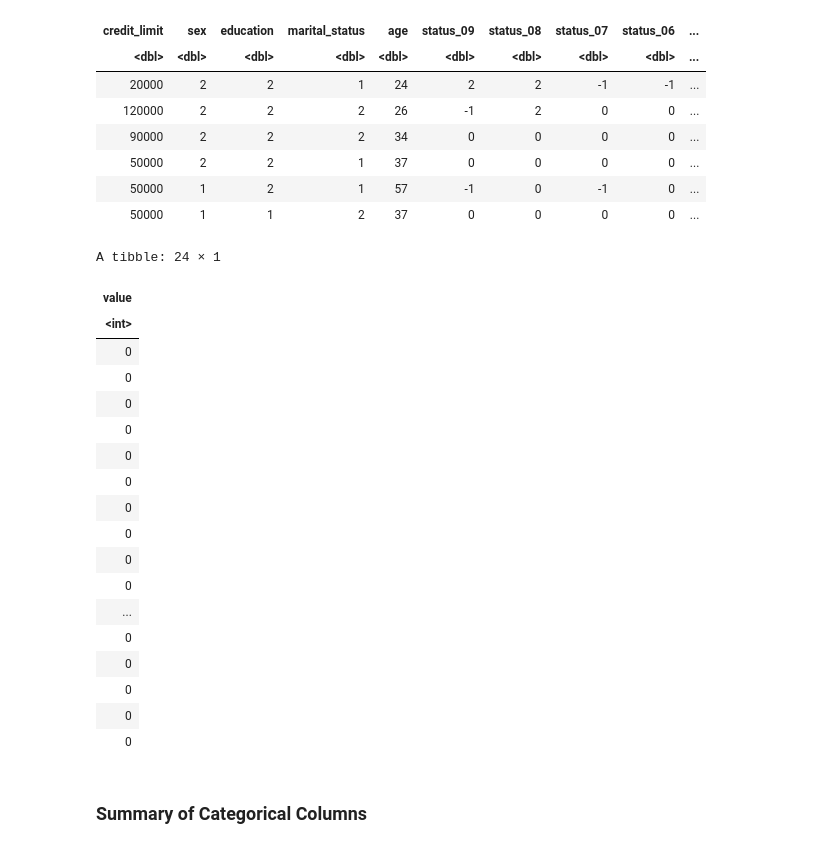
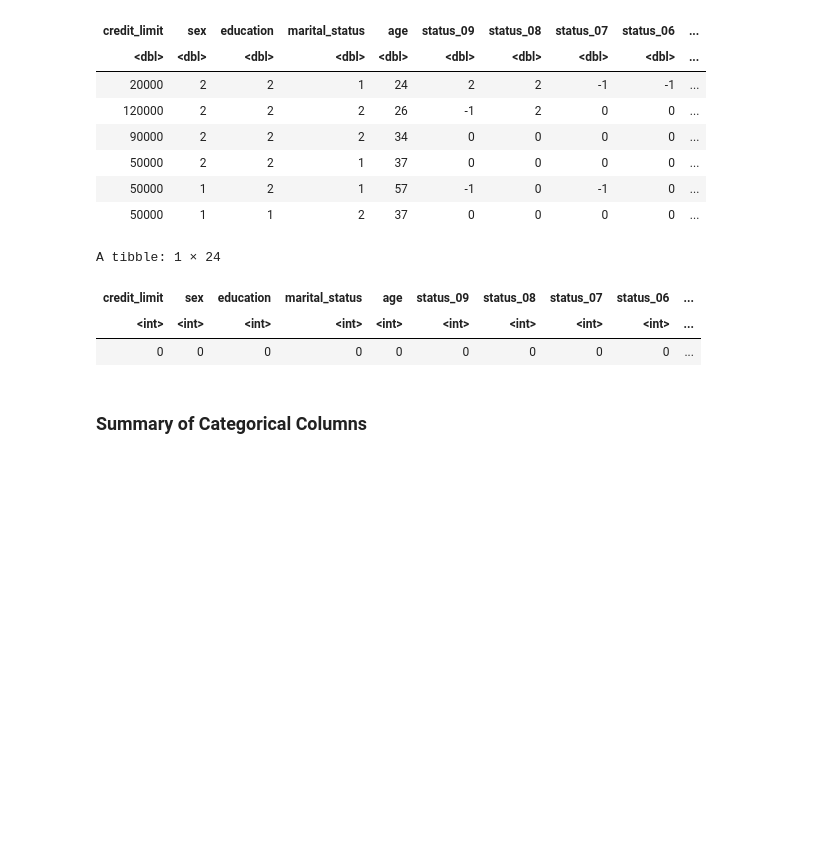
Before and after one commit to ericpien/Credit-Card-Default-Prediction, a Jupyter notebook: project_proposal.ipynb, the cells around one changed output. Cells and saved outputs as stored; diff of their text form; code cells hidden in the pictures; blank space fills up the shorter version.

Commit message:
update na data count table

```diff
--- a/project_proposal.ipynb
+++ b/project_proposal.ipynb
@@ -91,28 +91,16 @@ credit_card_train <- training(credit_card_split)
 credit_card_test <- testing(credit_card_split)
 # %%
 #testing for na data
-sapply(credit_card_train,function(x) sum(is.na(x))) |>
+na_data_count <- sapply(credit_card_train,function(x) sum(is.na(x))) |>
+    t() |>
     as_tibble()
+
+na_data_count
 # %% [output]
-A tibble: 24 × 1
+A tibble: 1 × 24
-| value |
-| <int> |
-| 0 |
-| 0 |
-| 0 |
-| 0 |
-| 0 |
-| 0 |
-| 0 |
-| 0 |
-| 0 |
-| 0 |
-| ... |
-| 0 |
-| 0 |
-| 0 |
-| 0 |
-| 0 |
+| credit_limit | sex | education | marital_status | age | status_09 | status_08 | status_07 | status_06 | ... |
+| <int> | <int> | <int> | <int> | <int> | <int> | <int> | <int> | <int> | ... |
+| 0 | 0 | 0 | 0 | 0 | 0 | 0 | 0 | 0 | ... |
 # %% [markdown]
 ### Summary of Categorical Columns ###
 # %%
```
